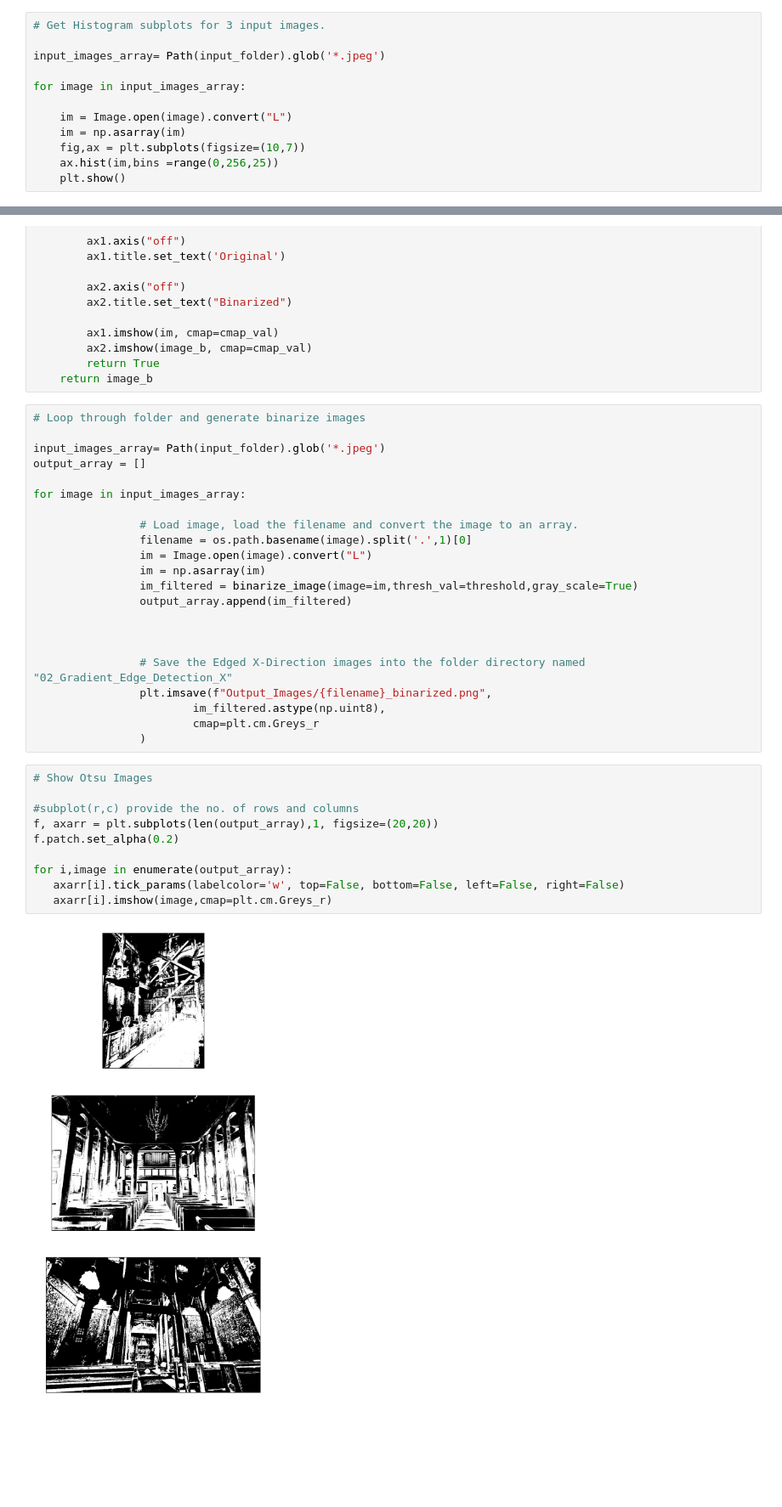
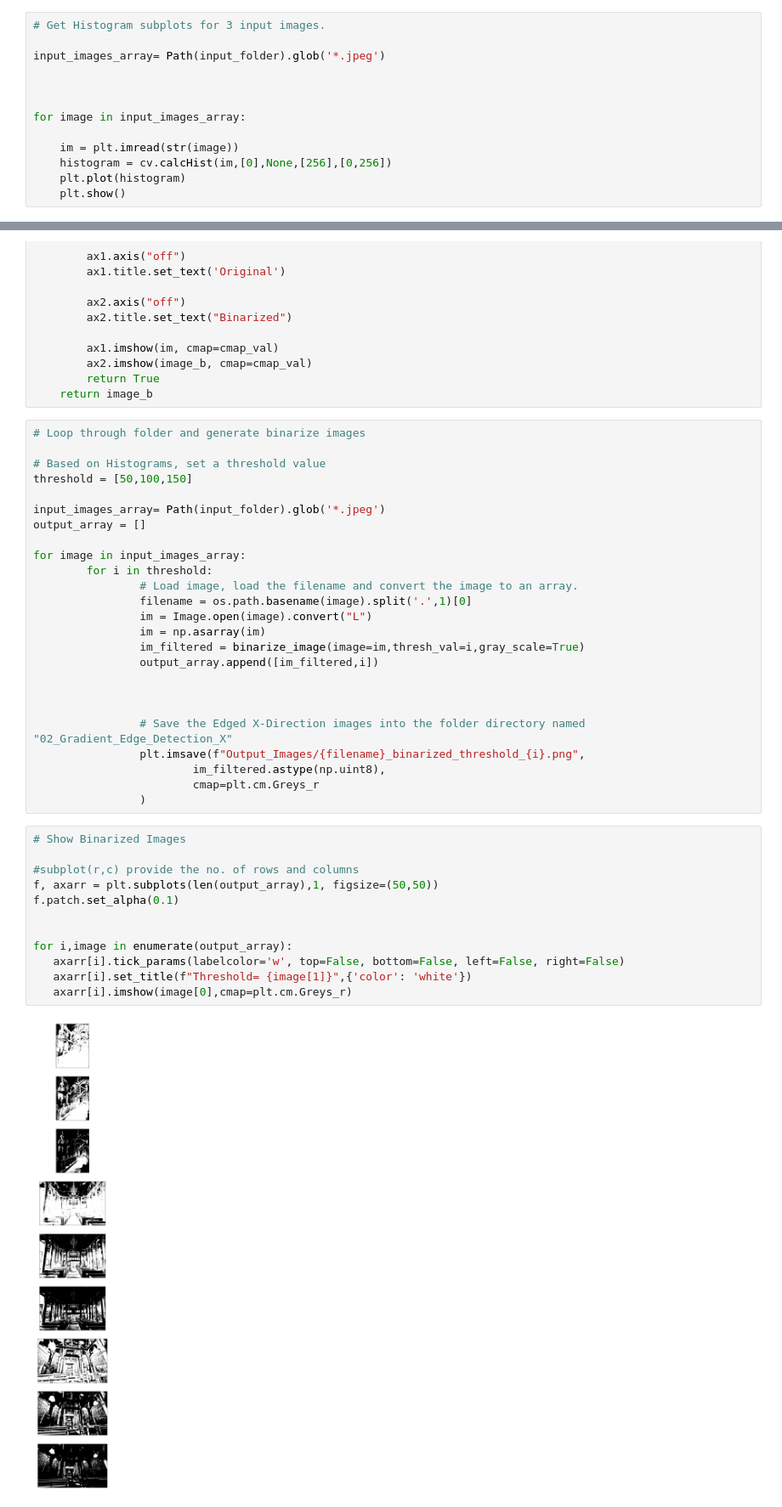
Before and after one commit to lamcnguyen89/CAP5415_Assignments, a Jupyter notebook: Assignment_05/01_Thresholding_Binarization.ipynb, the cells around one changed output, grey strips where cells are left out. Shown at 85% size. Cells and saved outputs as stored; diff of their text form; blank space fills up the shorter version.

```diff
--- a/Assignment_05/01_Thresholding_Binarization.ipynb
+++ b/Assignment_05/01_Thresholding_Binarization.ipynb
@@ -33,11 +33,12 @@ threshold = 100
 
 input_images_array= Path(input_folder).glob('*.jpeg')
 
+
+
 for image in input_images_array:
 
-    im = Image.open(image).convert("L")
-    im = np.asarray(im)
-    fig,ax = plt.subplots(figsize=(10,7))
-    ax.hist(im,bins =range(0,256,25))
+    im = plt.imread(str(image))
+    histogram = cv.calcHist(im,[0],None,[256],[0,256])
+    plt.plot(histogram)
     plt.show()
 # %% [output]
@@ -90,35 +91,40 @@ def binarize_image(image, thresh_val=127, with_plot=False, gray_scale=False):
     return image_b
 # %%
 # Loop through folder and generate binarize images
+
+# Based on Histograms, set a threshold value
+threshold = [50,100,150]
 
 input_images_array= Path(input_folder).glob('*.jpeg')
 output_array = []
 
 for image in input_images_array:
-
+        for i in threshold:
                 # Load image, load the filename and convert the image to an array.
                 filename = os.path.basename(image).split('.',1)[0]
                 im = Image.open(image).convert("L")
                 im = np.asarray(im)
-                im_filtered = binarize_image(image=im,thresh_val=threshold,gray_scale=True)
-                output_array.append(im_filtered)
+                im_filtered = binarize_image(image=im,thresh_val=i,gray_scale=True)
+                output_array.append([im_filtered,i])
 
 
 
                 # Save the Edged X-Direction images into the folder directory named "02_Gradient_Edge_Detection_X"
-                plt.imsave(f"Output_Images/{filename}_binarized.png",
+                plt.imsave(f"Output_Images/{filename}_binarized_threshold_{i}.png",
                         im_filtered.astype(np.uint8),
                         cmap=plt.cm.Greys_r
                 )
 # %%
-# Show Otsu Images
+# Show Binarized Images
 
 #subplot(r,c) provide the no. of rows and columns
-f, axarr = plt.subplots(len(output_array),1, figsize=(20,20))
-f.patch.set_alpha(0.2)
+f, axarr = plt.subplots(len(output_array),1, figsize=(50,50))
+f.patch.set_alpha(0.1)
+
 
 for i,image in enumerate(output_array):
    axarr[i].tick_params(labelcolor='w', top=False, bottom=False, left=False, right=False)
-   axarr[i].imshow(image,cmap=plt.cm.Greys_r)
+   axarr[i].set_title(f"Threshold= {image[1]}",{'color': 'white'})
+   axarr[i].imshow(image[0],cmap=plt.cm.Greys_r)
 # %% [output]
-[figure, old version]
+[figure, new version]
```
Also changed, not shown: parts of 2 cells of this notebook, 9 other files.
